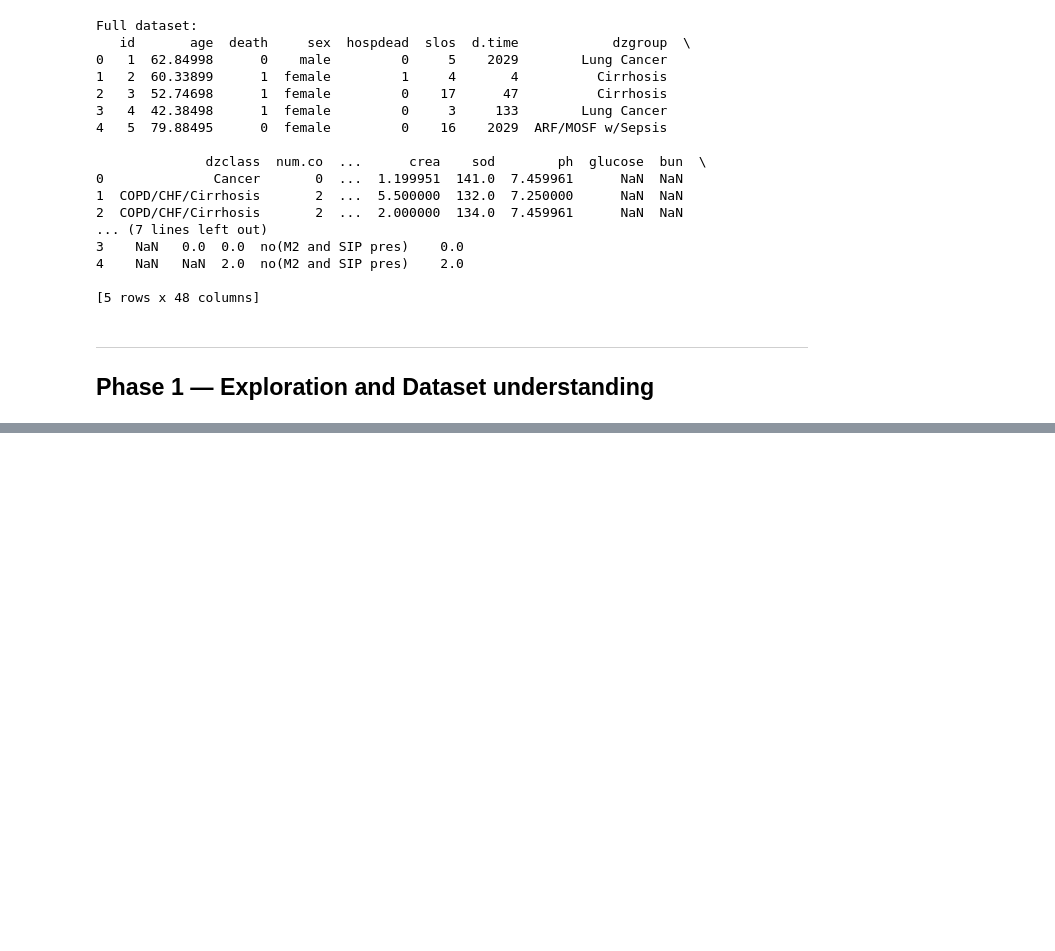
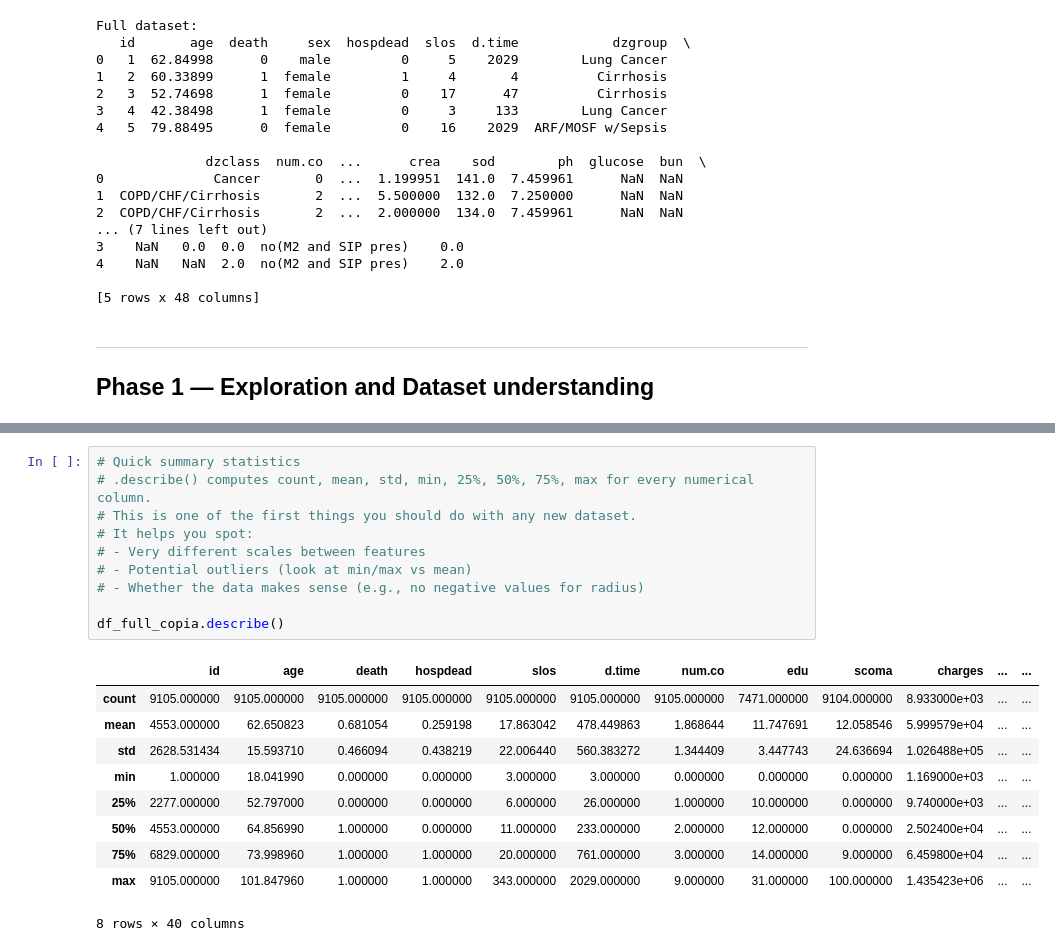
Before and after one commit to renzo0110/Data_Science_Healthcare_Project, a Jupyter notebook: Final_Project_Notebook.ipynb, the cells around one changed output, grey strips where cells are left out. Drawn from its saved outputs; the diff is of its cells as text; blank space fills up the shorter version.

```diff
--- a/Final_Project_Notebook.ipynb
+++ b/Final_Project_Notebook.ipynb
@@ -130,0 +134,21 @@ This is a test of the code execution environment.
+# %%
+# Quick summary statistics
+# .describe() computes count, mean, std, min, 25%, 50%, 75%, max for every numerical column.
+# This is one of the first things you should do with any new dataset.
+# It helps you spot:
+# - Very different scales between features
+# - Potential outliers (look at min/max vs mean)
+# - Whether the data makes sense (e.g., no negative values for radius)
+
+df_full_copia.describe()
+# %% [output]
+|  | id | age | death | hospdead | slos | d.time | num.co | edu | scoma | charges | ... | ... |
+| count | 9105.000000 | 9105.000000 | 9105.000000 | 9105.000000 | 9105.000000 | 9105.000000 | 9105.000000 | 7471.000000 | 9104.000000 | 8.933000e+03 | ... | ... |
+| mean | 4553.000000 | 62.650823 | 0.681054 | 0.259198 | 17.863042 | 478.449863 | 1.868644 | 11.747691 | 12.058546 | 5.999579e+04 | ... | ... |
+| std | 2628.531434 | 15.593710 | 0.466094 | 0.438219 | 22.006440 | 560.383272 | 1.344409 | 3.447743 | 24.636694 | 1.026488e+05 | ... | ... |
+| min | 1.000000 | 18.041990 | 0.000000 | 0.000000 | 3.000000 | 3.000000 | 0.000000 | 0.000000 | 0.000000 | 1.169000e+03 | ... | ... |
+| 25% | 2277.000000 | 52.797000 | 0.000000 | 0.000000 | 6.000000 | 26.000000 | 1.000000 | 10.000000 | 0.000000 | 9.740000e+03 | ... | ... |
+| 50% | 4553.000000 | 64.856990 | 1.000000 | 0.000000 | 11.000000 | 233.000000 | 2.000000 | 12.000000 | 0.000000 | 2.502400e+04 | ... | ... |
+| 75% | 6829.000000 | 73.998960 | 1.000000 | 1.000000 | 20.000000 | 761.000000 | 3.000000 | 14.000000 | 9.000000 | 6.459800e+04 | ... | ... |
+| max | 9105.000000 | 101.847960 | 1.000000 | 1.000000 | 343.000000 | 2029.000000 | 9.000000 | 31.000000 | 100.000000 | 1.435423e+06 | ... | ... |
+8 rows × 40 columns
```
Also changed, not shown: parts of 10 cells of this notebook.
